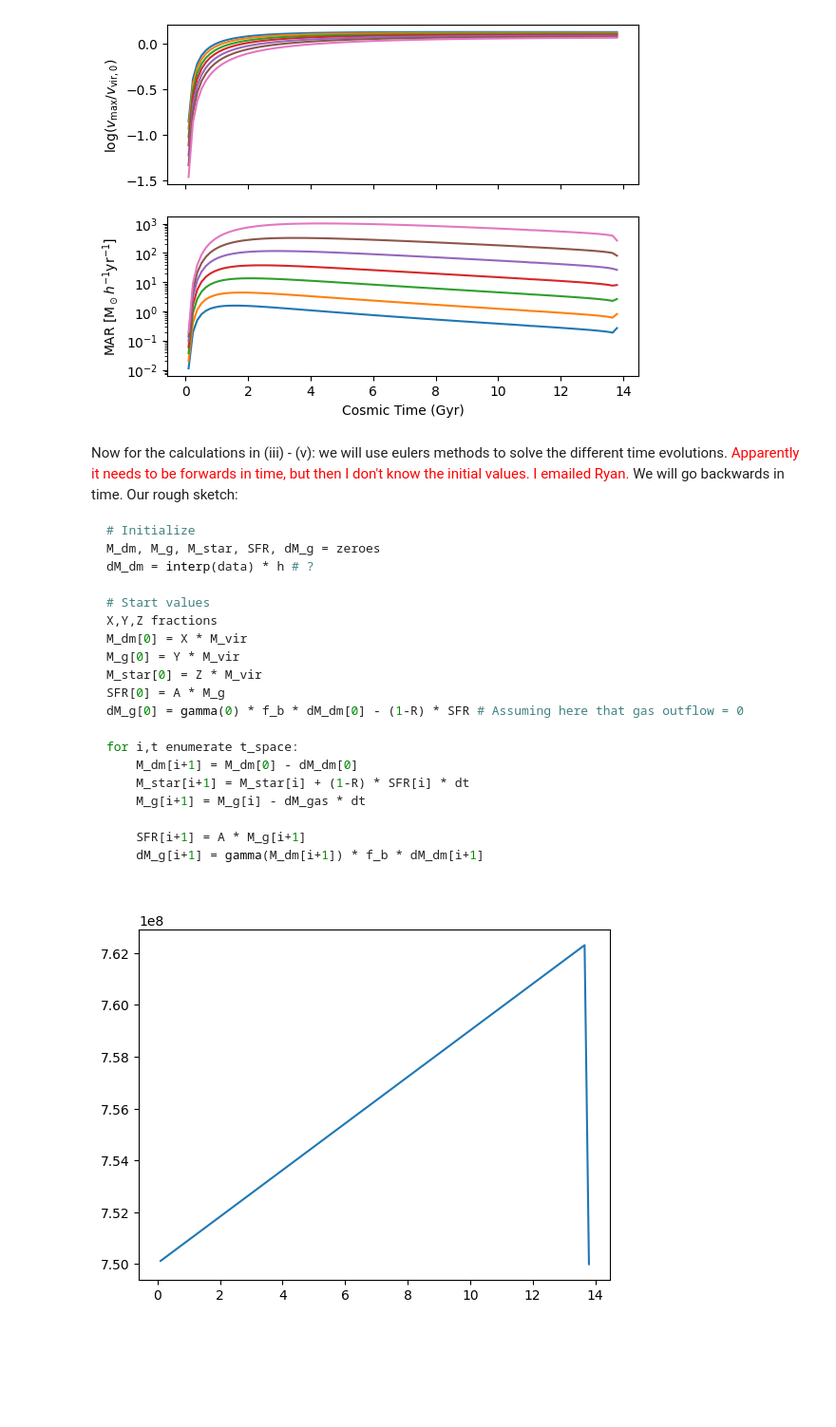
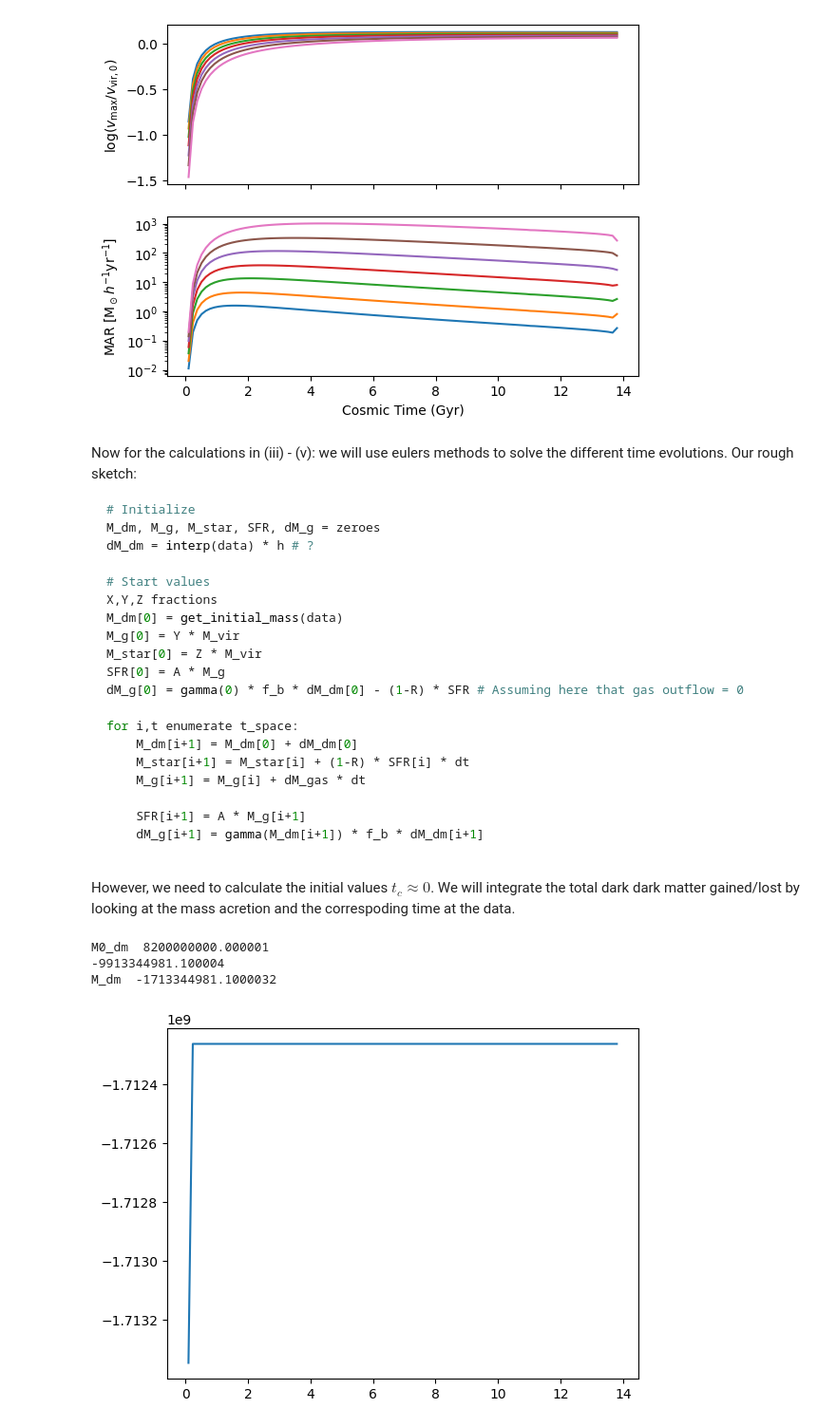
Before and after one commit to lorlo9999/FEG_NA2, a Jupyter notebook: script.ipynb, the cells around one changed output. Shown at 95% size. Drawn from its saved outputs; the diff is of its cells as text; code cells hidden in the pictures; blank space fills up the shorter version.

Commit message:
Continued on time evolution, but initial values are wrong

````diff
--- a/script.ipynb
+++ b/script.ipynb
@@ -61,8 +61,7 @@ ax[1].set_yscale('log')
 # %% [output]
 [figure]
 # %% [markdown]
-Now for the calculations in (iii) - (v): we will use eulers methods to solve the different time evolutions. <font color='red'> Apparently it needs to be forwards in time, but then I don't know the initial values. I emailed Ryan. </font>
-We will go backwards in time. Our rough sketch:
+Now for the calculations in (iii) - (v): we will use eulers methods to solve the different time evolutions. Our rough sketch:
 
 ```python
 # Initialize
@@ -71,19 +70,63 @@ dM_dm = interp(data) * h # ?
 
 # Start values
 X,Y,Z fractions
-M_dm[0] = X * M_vir
+M_dm[0] = get_initial_mass(data)
 M_g[0] = Y * M_vir
 M_star[0] = Z * M_vir
 SFR[0] = A * M_g
 dM_g[0] = gamma(0) * f_b * dM_dm[0] - (1-R) * SFR # Assuming here that gas outflow = 0
 
 for i,t enumerate t_space:
-    M_dm[i+1] = M_dm[0] - dM_dm[0]
+    M_dm[i+1] = M_dm[0] + dM_dm[0]
     M_star[i+1] = M_star[i] + (1-R) * SFR[i] * dt
-    M_g[i+1] = M_g[i] - dM_gas * dt
+    M_g[i+1] = M_g[i] + dM_gas * dt
 
     SFR[i+1] = A * M_g[i+1]
     dM_g[i+1] = gamma(M_dm[i+1]) * f_b * dM_dm[i+1]
 
 ```
+However, we need to calculate the initial values $t_c \approx 0$. We will integrate the total dark dark matter gained/lost by looking at the mass acretion and the correspoding time at the data.
+# %%
+def get_initial_mass(M_vir, df, f_b=0.18, stellar_frac=0.09):
+    '''
+    Gets the initials masses at t_c = 0 for dm, gas and stars
+
+    INPUT
+    -----
+    M_vir : (float)
+    df : (pd.DataFrame)
+    dm_ratio, stellar_ratio : (float)
+
+    OUTPUT
+    -----
+    M_dm, M_g, M_star : (float)
+
+    '''
+
+    dm_frac = 1.0 - f_b
+    t_c = df['t_c']
+    dM_dm = df['MAR']
+    M0_dm = dm_frac * 10**M_vir
+    print('M0_dm ', M0_dm)
+    sum = 0
+
+    for i in range(len(t_c) - 1):
+        sum += (t_c[i+1] - t_c[i]) * 1e9 * dM_dm[i] # delta t [Gyr] * 1e9 * delta M [sollar masses/yr]
+
+    print(sum)
+    M_dm = M0_dm + sum # Dark matter mass t_c=0, sum is negative because we are integrating backwards in time!
+    print('M_dm ', M_dm)
+    gas_ratio = 1 - dm_frac - stellar_frac
+    M_star = M_dm * stellar_frac/dm_frac    # stellar mass
+    M_g = M_dm * gas_ratio/dm_frac          # gas mass t=0
+
+    return M_dm, M_g, M_star
+
+dm, gas, stellar = get_initial_mass(10.0,data[10])
+# print(10**10 - dm)
+# print(gas, stellar)
+# %% [output]
+M0_dm  8200000000.000001
+-9913344981.100004
+M_dm  -1713344981.1000032
 # %%
@@ -156,13 +195,8 @@ def mass_evolution(df, M_vir, fractions, n_steps=100):
 # %%
-dm_ratio = 0.85
-star_ratio = 0.075
-g_ratio = 1 - dm_ratio - star_ratio
-fractions = [dm_ratio,g_ratio,star_ratio]
+# A first test.
+t_reverse, M_dm, M_g, M_star, SFR, test = mass_evolution(10,data[10.0])
 
-# A first test.
-t_reverse, M_dm, M_g, M_star, SFR = mass_evolution(data[10.0],10.0,fractions)
-
-plt.plot(t_reverse,M_g)
+plt.plot(t_reverse, M_dm)
 plt.show()
 # %% [output]
-[figure, old version]
+[figure, new version]
````
Also changed, not shown: parts of 2 cells of this notebook.
